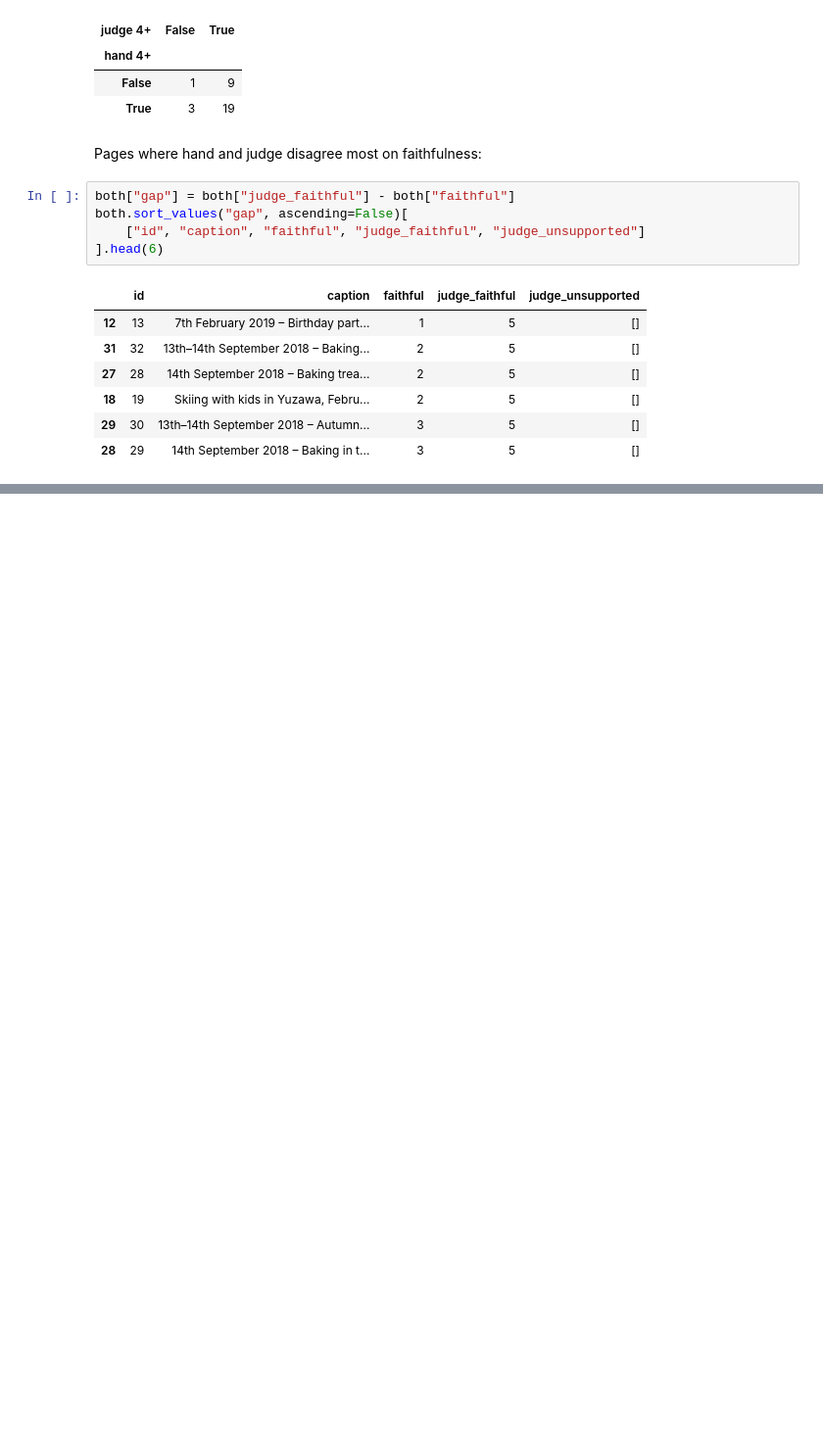
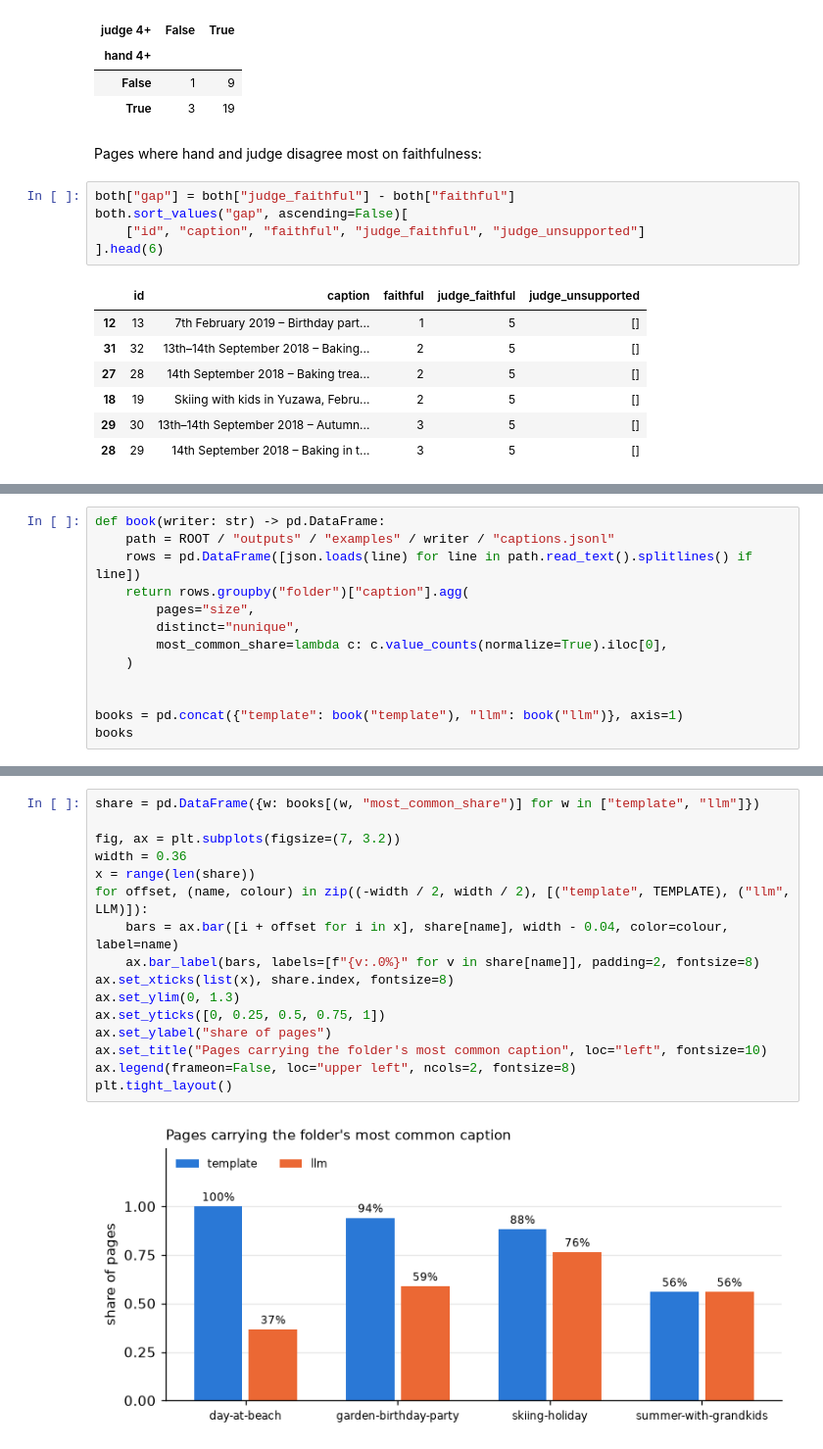
Before and after one commit to felix-e-h-p/photobook-captioner, a Jupyter notebook: notebooks/03_results.ipynb, the cells around one changed output, grey strips where cells are left out. Shown at 98% size. Saved outputs shown, nothing was run; the diff lists cells and outputs as text; blank space fills up the shorter version.

```diff
--- a/notebooks/03_results.ipynb
+++ b/notebooks/03_results.ipynb
@@ -290,0 +349,13 @@ Judge is more lenient than a person. It sees facts and label names but not the p
+# %%
+def book(writer: str) -> pd.DataFrame:
+    path = ROOT / "outputs" / "examples" / writer / "captions.jsonl"
+    rows = pd.DataFrame([json.loads(line) for line in path.read_text().splitlines() if line])
+    return rows.groupby("folder")["caption"].agg(
+        pages="size",
+        distinct="nunique",
+        most_common_share=lambda c: c.value_counts(normalize=True).iloc[0],
+    )
+
+
+books = pd.concat({"template": book("template"), "llm": book("llm")}, axis=1)
+books
@@ -290,0 +370,18 @@ Judge is more lenient than a person. It sees facts and label names but not the p
+# %%
+share = pd.DataFrame({w: books[(w, "most_common_share")] for w in ["template", "llm"]})
+
+fig, ax = plt.subplots(figsize=(7, 3.2))
+width = 0.36
+x = range(len(share))
+for offset, (name, colour) in zip((-width / 2, width / 2), [("template", TEMPLATE), ("llm", LLM)]):
+    bars = ax.bar([i + offset for i in x], share[name], width - 0.04, color=colour, label=name)
+    ax.bar_label(bars, labels=[f"{v:.0%}" for v in share[name]], padding=2, fontsize=8)
+ax.set_xticks(list(x), share.index, fontsize=8)
+ax.set_ylim(0, 1.3)
+ax.set_yticks([0, 0.25, 0.5, 0.75, 1])
+ax.set_ylabel("share of pages")
+ax.set_title("Pages carrying the folder's most common caption", loc="left", fontsize=10)
+ax.legend(frameon=False, loc="upper left", ncols=2, fontsize=8)
+plt.tight_layout()
+# %% [output]
+[figure, added]
```
Also changed, not shown: parts of 20 cells of this notebook.
